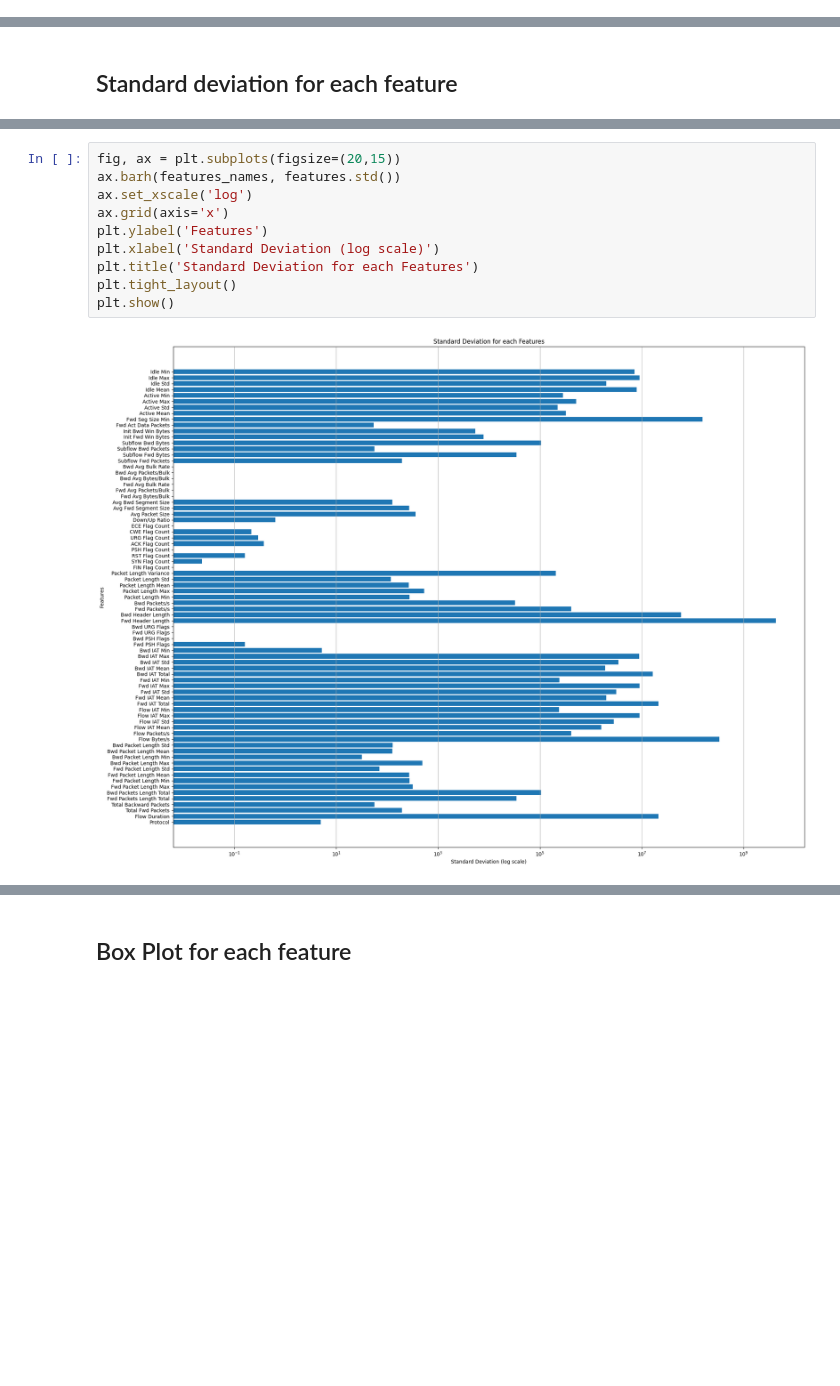
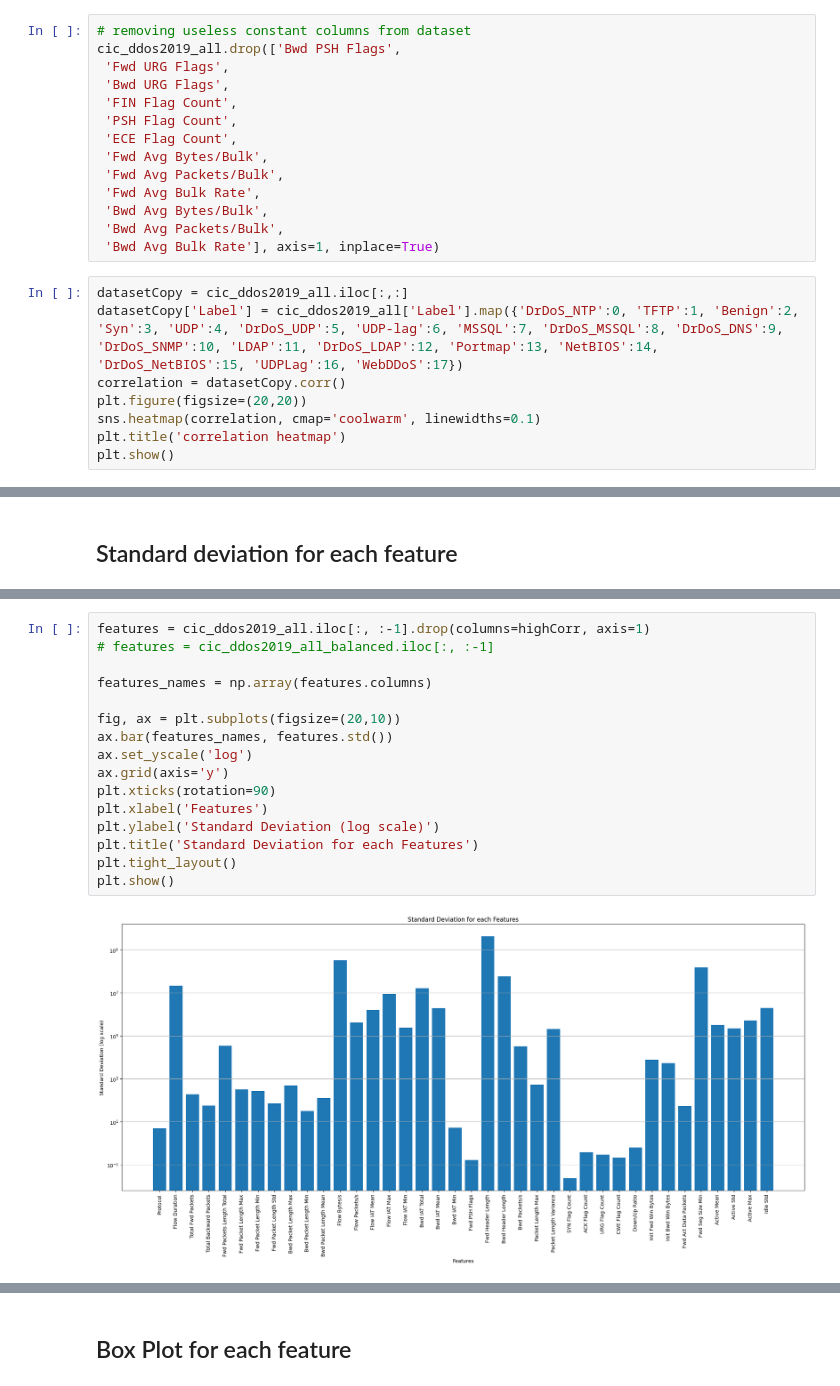
Before and after one commit to Rcym/AIRS-DDoS-Classifier, a Jupyter notebook: cic_ddos2019.ipynb, the cells around one changed output, grey strips where cells are left out. Saved outputs shown, nothing was run; the diff lists cells and outputs as text; blank space fills up the shorter version.

```diff
--- a/cic_ddos2019.ipynb
+++ b/cic_ddos2019.ipynb
@@ -272,0 +361,22 @@ plt.show()
+# %%
+# removing useless constant columns from dataset
+cic_ddos2019_all.drop(['Bwd PSH Flags',
+ 'Fwd URG Flags',
+ 'Bwd URG Flags',
+ 'FIN Flag Count',
+ 'PSH Flag Count',
+ 'ECE Flag Count',
+ 'Fwd Avg Bytes/Bulk',
+ 'Fwd Avg Packets/Bulk',
+ 'Fwd Avg Bulk Rate',
+ 'Bwd Avg Bytes/Bulk',
+ 'Bwd Avg Packets/Bulk',
+ 'Bwd Avg Bulk Rate'], axis=1, inplace=True)
+# %%
+datasetCopy = cic_ddos2019_all.iloc[:,:]
+datasetCopy['Label'] = cic_ddos2019_all['Label'].map({'DrDoS_NTP':0, 'TFTP':1, 'Benign':2, 'Syn':3, 'UDP':4, 'DrDoS_UDP':5, 'UDP-lag':6, 'MSSQL':7, 'DrDoS_MSSQL':8, 'DrDoS_DNS':9, 'DrDoS_SNMP':10, 'LDAP':11, 'DrDoS_LDAP':12, 'Portmap':13, 'NetBIOS':14, 'DrDoS_NetBIOS':15, 'UDPLag':16, 'WebDDoS':17})
+correlation = datasetCopy.corr()
+plt.figure(figsize=(20,20))
+sns.heatmap(correlation, cmap='coolwarm', linewidths=0.1)
+plt.title('correlation heatmap')
+plt.show()
@@ -347,12 +433,18 @@ plt.show()
 # %%
-fig, ax = plt.subplots(figsize=(20,15))
-ax.barh(features_names, features.std())
-ax.set_xscale('log')
-ax.grid(axis='x')
-plt.ylabel('Features')
-plt.xlabel('Standard Deviation (log scale)')
+features = cic_ddos2019_all.iloc[:, :-1].drop(columns=highCorr, axis=1)
+# features = cic_ddos2019_all_balanced.iloc[:, :-1]
+
+features_names = np.array(features.columns)
+
+fig, ax = plt.subplots(figsize=(20,10))
+ax.bar(features_names, features.std())
+ax.set_yscale('log')
+ax.grid(axis='y')
+plt.xticks(rotation=90)
+plt.xlabel('Features')
+plt.ylabel('Standard Deviation (log scale)')
 plt.title('Standard Deviation for each Features')
 plt.tight_layout()
 plt.show()
 # %% [output]
-[figure, old version]
+[figure, new version]
```
Also changed, not shown: parts of 28 cells of this notebook, 4 other files.
